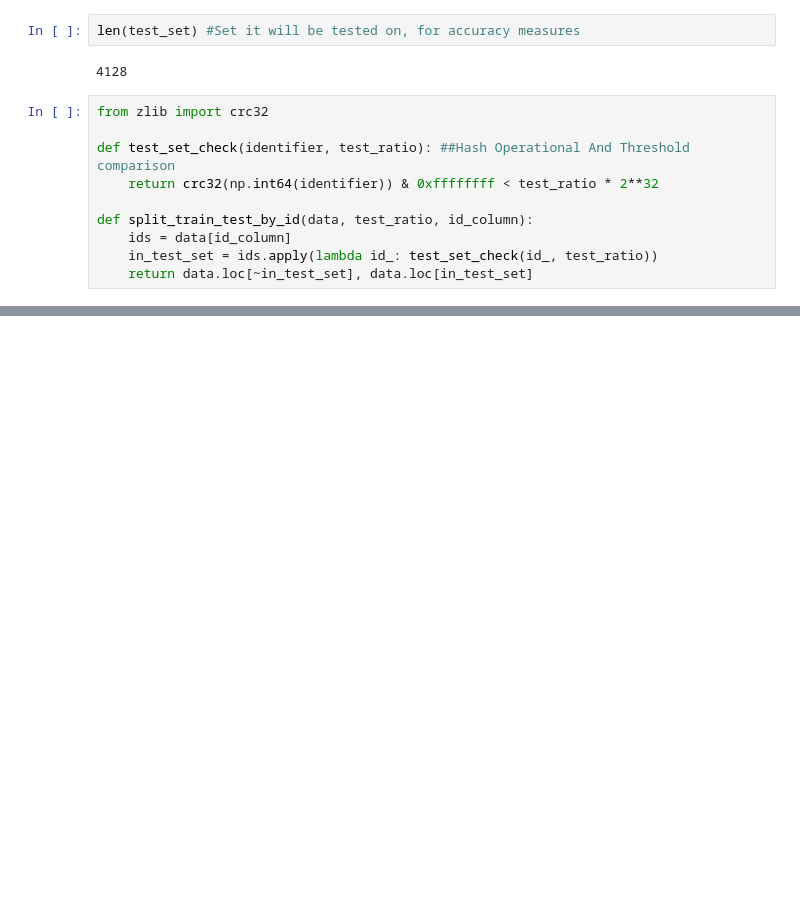
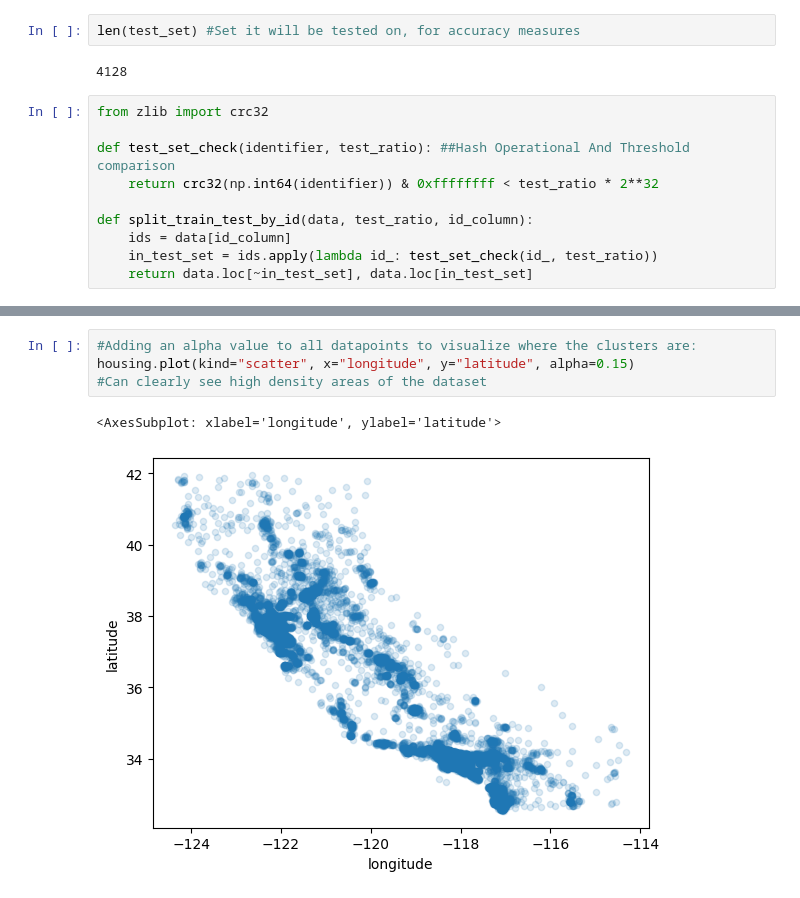
Before and after one commit to jasonmzx/machine_learning_experiments, a Jupyter notebook: Chapter2_Housing_Median_Model/Housing.ipynb, the cells around one changed output, grey strips where cells are left out. Cells and saved outputs as stored; diff of their text form; blank space fills up the shorter version.

```diff
--- a/Chapter2_Housing_Median_Model/Housing.ipynb
+++ b/Chapter2_Housing_Median_Model/Housing.ipynb
@@ -116,0 +206,7 @@ def split_train_test_by_id(data, test_ratio, id_column):
+# %%
+#Adding an alpha value to all datapoints to visualize where the clusters are:
+housing.plot(kind="scatter", x="longitude", y="latitude", alpha=0.15)
+#Can clearly see high density areas of the dataset
+# %% [output]
+<AxesSubplot: xlabel='longitude', ylabel='latitude'>
+[figure, added]
```
Also changed, not shown: parts of 10 cells of this notebook.
